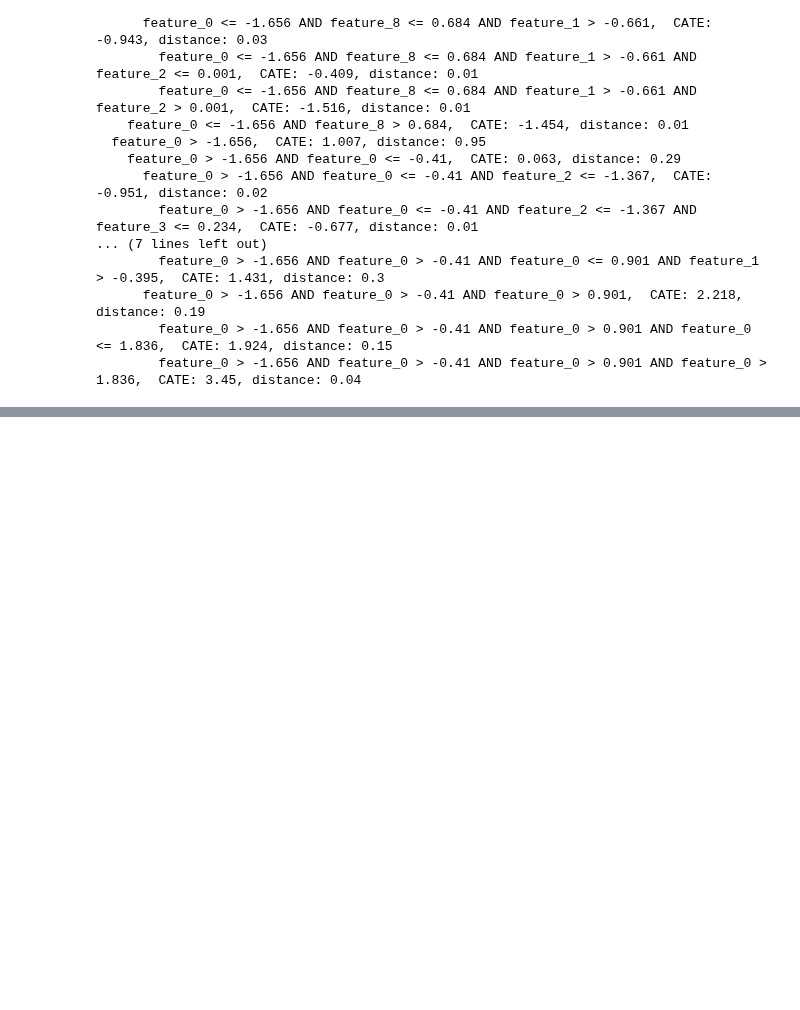
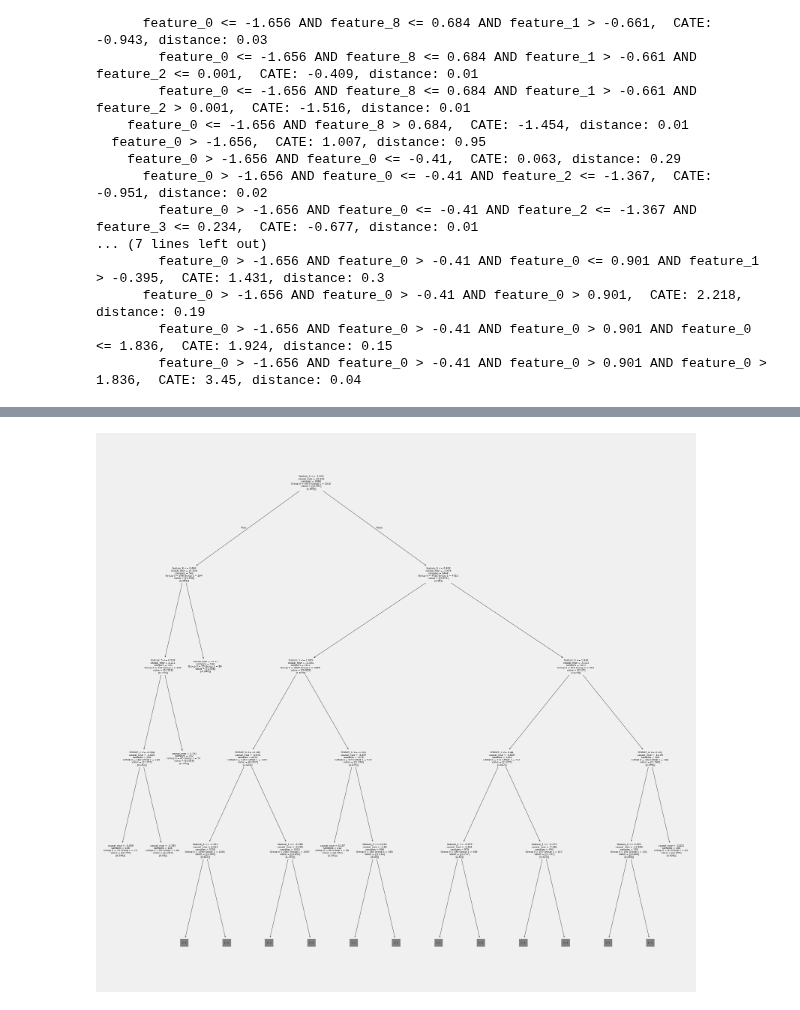
Before and after one commit to antonismand/Query-Driven-Data-Exploration-with-Heterogeneous-Treatment-Effects, a Jupyter notebook: CT.ipynb, the cells around one changed output, grey strips where cells are left out. Drawn from its saved outputs; the diff is of its cells as text; code cells hidden in the pictures; blank space fills up the shorter version.

```diff
--- a/CT.ipynb
+++ b/CT.ipynb
@@ -69,0 +73,7 @@ Depth: 2.9
+# %%
+from trees.causal_tree import CT
+ct_P = CT(data, on = "P")
+# %%
+ct_P.plot_tree()
+# %% [output]
+[figure, added]
```
Also changed, not shown: parts of 8 cells of this notebook, 1 other file.
